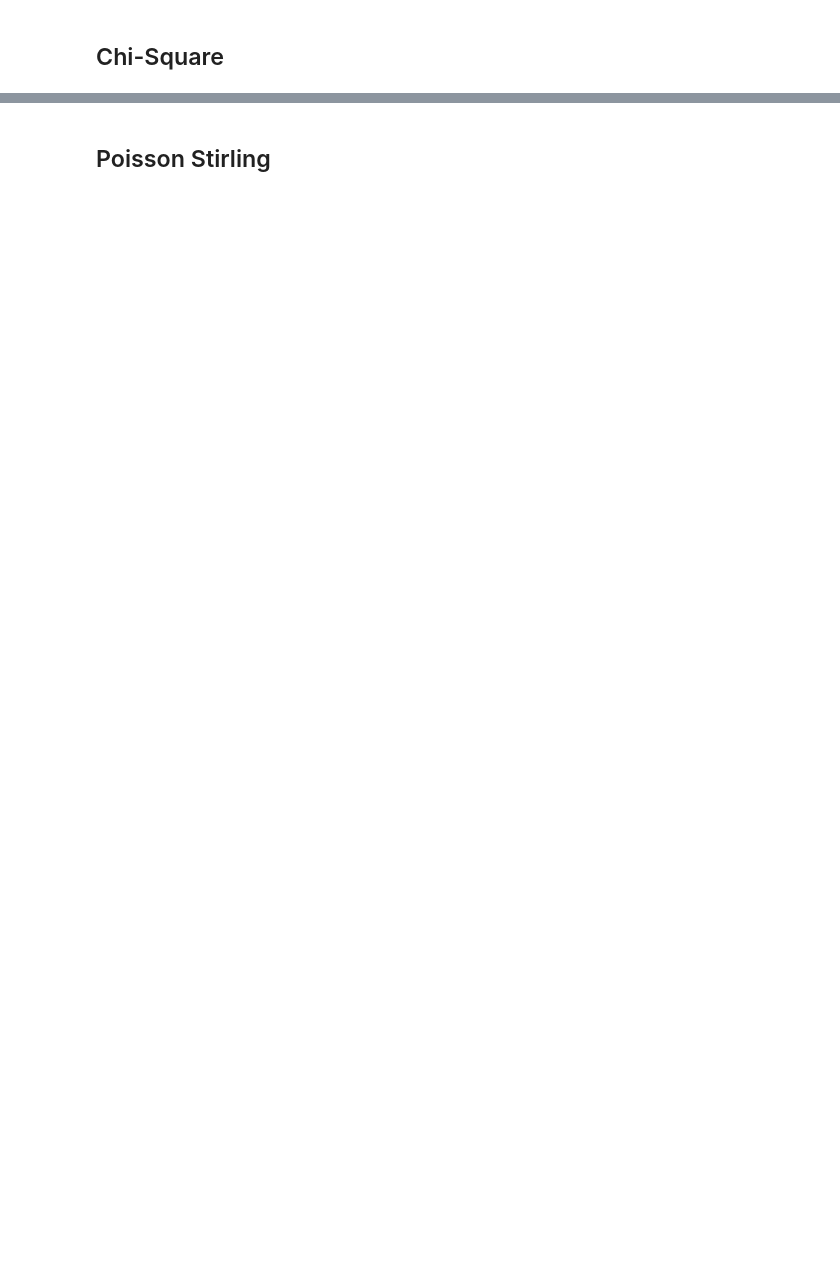
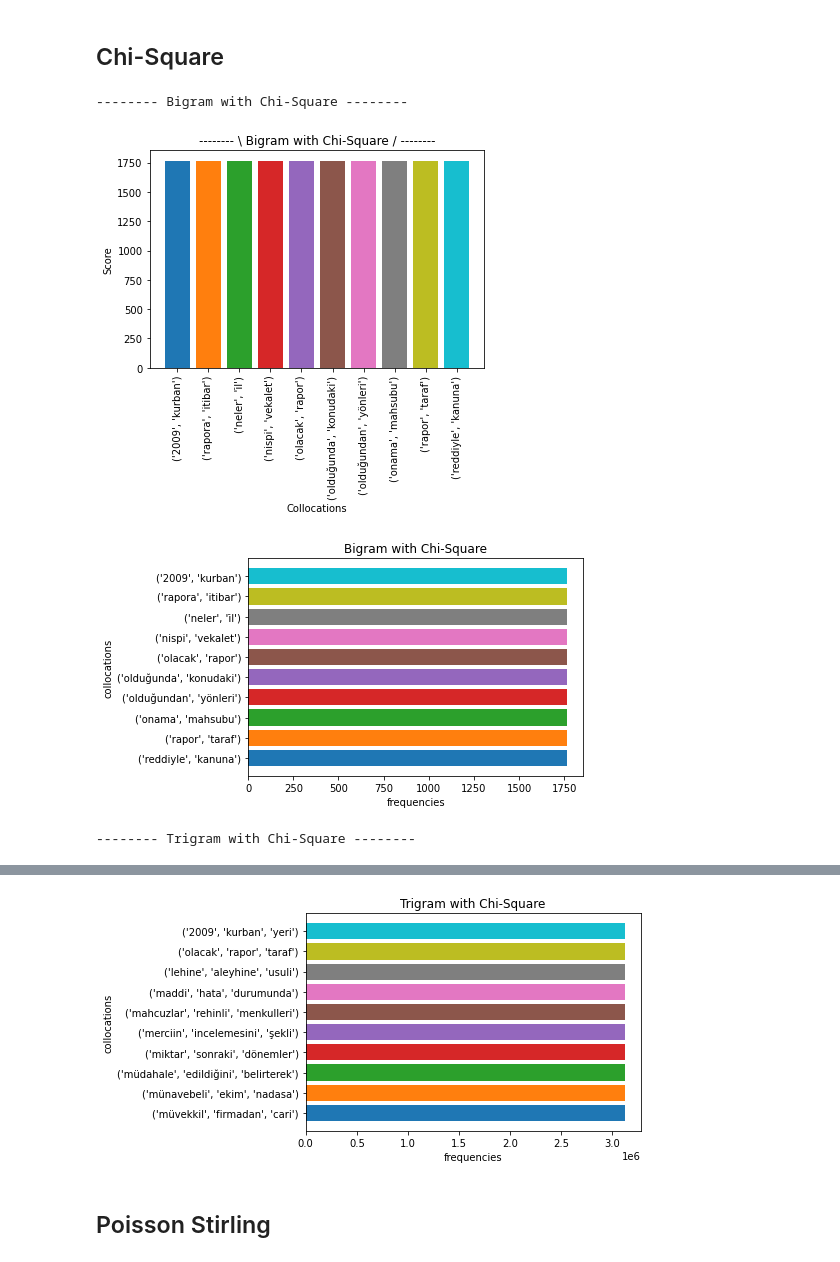
Before and after one commit to anilsenay/CSE4095S22_Grp4, a Jupyter notebook: Delivery 1 - Collocations/iteration1.ipynb, the cells around one changed output, grey strips where cells are left out. Cells and saved outputs as stored; diff of their text form; code cells hidden in the pictures; blank space fills up the shorter version.

```diff
--- a/Delivery 1 - Collocations/iteration1.ipynb
+++ b/Delivery 1 - Collocations/iteration1.ipynb
@@ -222,6 +275,13 @@ trigramTtable.to_csv('./methods/trigram/trigramTtable.csv', index = False, heade
 # %%
 bigramChiTable = pd.DataFrame(list(bigram_finder.score_ngrams(bigrams.chi_sq)), columns=['Bigram','chi-sq']).sort_values(by='chi-sq', ascending=False)
 bigramChiTable.to_csv('./methods/bigram/bigramChiTable.csv', index = False, header=True)
+draw_chart({"file": './methods/bigram/bigramChiTable.csv', "title": "Bigram with Chi-Square"})
 
 trigramChiTable = pd.DataFrame(list(trigram_finder.score_ngrams(trigrams.chi_sq)), columns=['Trigram','chi-sq']).sort_values(by='chi-sq', ascending=False)
 trigramChiTable.to_csv('./methods/trigram/trigramChiTable.csv', index = False, header=True)
+draw_chart({"file": './methods/trigram/trigramChiTable.csv', "title": "Trigram with Chi-Square"})
+# %% [output]
+-------- Bigram with Chi-Square --------
+[figure, added]
+[figure, added]
+-------- Trigram with Chi-Square --------
@@ -228,3 +289,4 @@ trigramChiTable.to_csv('./methods/trigram/trigramChiTable.csv', index = False, h
+[figure, added]
 # %% [markdown]
 ## Poisson Stirling
 # %%
```
Also changed, not shown: parts of 18 cells of this notebook.
